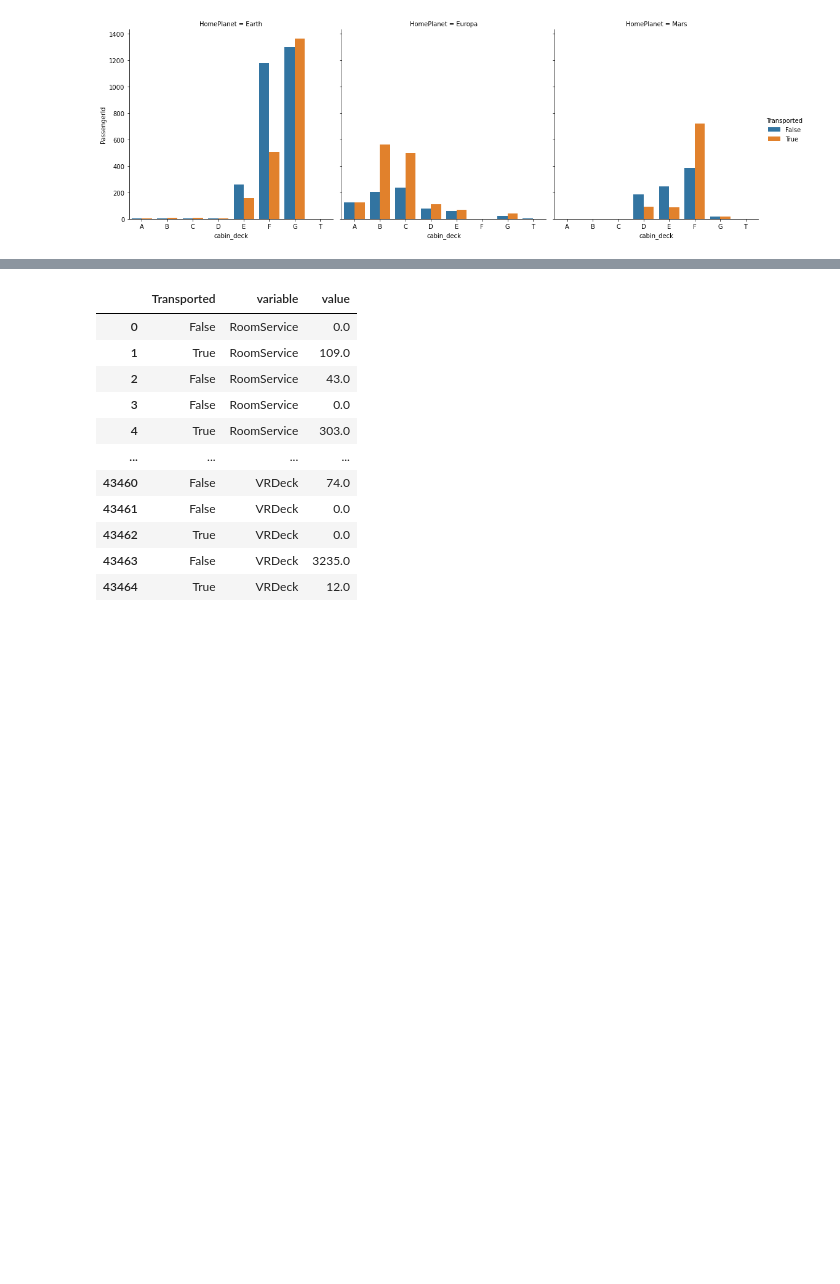
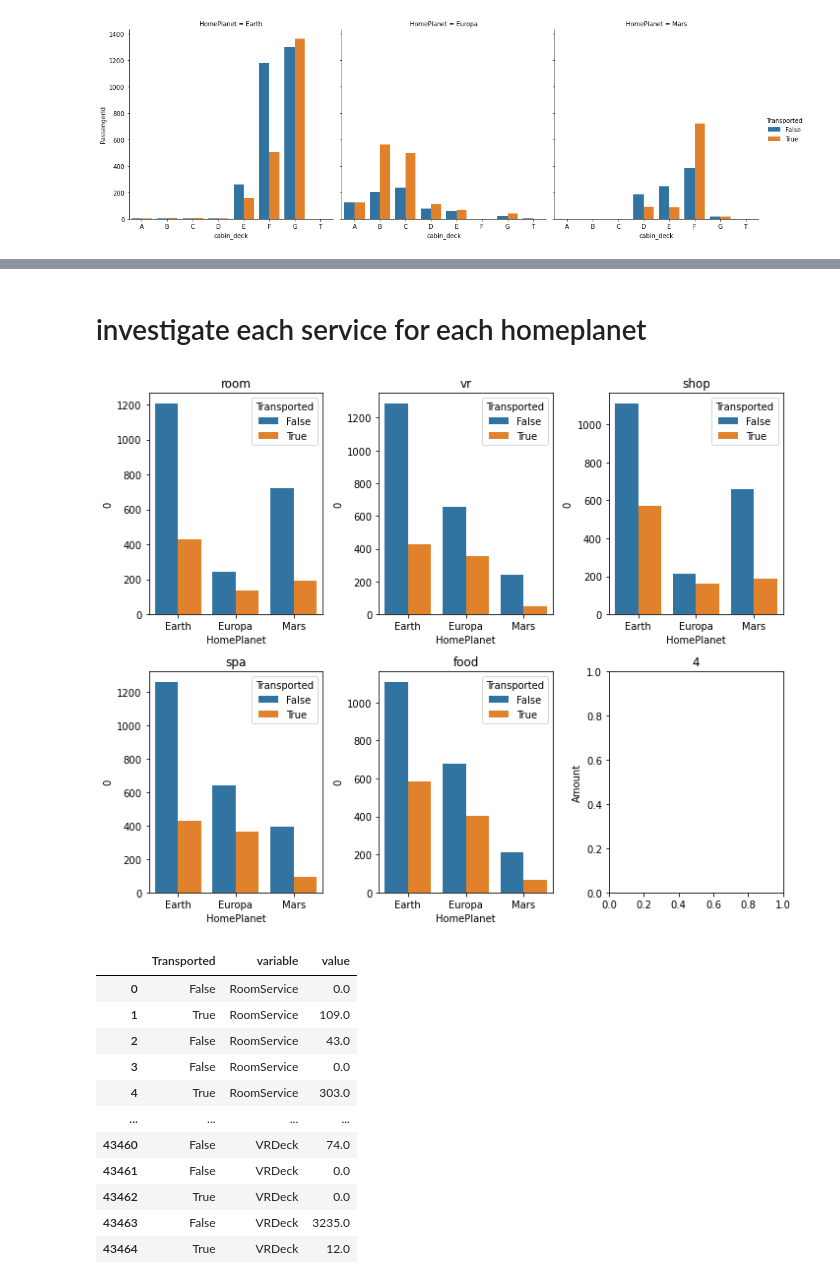
Before and after one commit to Benjamming-Strat/space_ship_titanic, a Jupyter notebook: Space_ship_classifier.ipynb, the cells around one changed output, grey strips where cells are left out. Drawn from its saved outputs; the diff is of its cells as text; code cells hidden in the pictures; blank space fills up the shorter version.

Commit message:
update service_kill column and differentiate service/homeplanet/transported, no tested on the model, update for combination service/home/transport necessary

```diff
--- a/Space_ship_classifier.ipynb
+++ b/Space_ship_classifier.ipynb
@@ -487,12 +487,12 @@ train = service_rates(train)
 test = service_rates(test)
 # %%
 train["age_to_money"] = train.apply(lambda x: x["Age"]/ x["spent_total"] if x["spent_total"] > 0 else 0, axis=1)
-train["shopping_rate"] = train.apply(lambda x: x["ShoppingMall"] / x["spent_total"]
-                                     if x["ShoppingMall"] > 0 else 0, axis=1)
+#train["shopping_rate"] = train.apply(lambda x: x["ShoppingMall"] / x["spent_total"]
+ #                                    if x["ShoppingMall"] > 0 else 0, axis=1)
 
 test["age_to_money"] = test.apply(lambda x: x["Age"]/ x["spent_total"] if x["spent_total"] > 0 else 0, axis=1)
-test["shopping_rate"] = test.apply(lambda x: x["ShoppingMall"] / x["spent_total"]
-                                     if x["ShoppingMall"] > 0 else 0, axis=1)
+#test["shopping_rate"] = test.apply(lambda x: x["ShoppingMall"] / x["spent_total"]
+ #                                    if x["ShoppingMall"] > 0 else 0, axis=1)
 # %%
 def age_binning(x):
   if x <= 6:
@@ -589,0 +584,2 @@ vr_df = service_df[service_df["VRDeck"]>0]
+# %% [markdown]
+# investigate each service for each homeplanet
@@ -590,3 +593,30 @@ vr_df = service_df[service_df["VRDeck"]>0]
+# %%
+#service_grp = service_df.groupby(["Transported", "HomePlanet"]).size().reset_index()
+room_grp = room_df.groupby(["Transported", "HomePlanet"]).size().reset_index()
+food_grp = food_df.groupby(["Transported", "HomePlanet"]).size().reset_index()
+shop_grp = shop_df.groupby(["Transported", "HomePlanet"]).size().reset_index()
+spa_grp = spa_df.groupby(["Transported", "HomePlanet"]).size().reset_index()
+vr_grp = vr_df.groupby(["Transported", "HomePlanet"]).size().reset_index()
+# %%
+for i, v in enumerate([service_grp ,room_grp, food_grp, shop_grp, vr_grp]):
+    print(i)
+    print(f'i % 2: {i%2}')
+    print(f'i % 3: {i%3}')
+# %%
+courts = ["room", "food", "shop", "spa", "vr"]
+zipped = zip([room_grp, food_grp, shop_grp,spa_grp, vr_grp], ["room", "food", "shop", "spa", "vr"])
+
+fig, ax = plt.subplots(2,3, figsize=(10,8))
+
+# enumerate zipped returns (i, (frame, name))
+for i, (k,v) in enumerate(list(zipped)):
+    sns.barplot(data = k, x="HomePlanet", y=0, hue="Transported" ,ax=ax[i%2,i%3])
+    ax[i%2,i%3].set_title(v)
+    plt.ylabel("Amount")
+    plt.tight_layout()
+    plt.title(i)
+# %% [output]
+[figure, added]
 # %%
 def planet_deck(df):
     df["planet_deck"] = df["cabin_deck"]+"_"+df["HomePlanet"]
```
Also changed, not shown: parts of 37 cells of this notebook.
